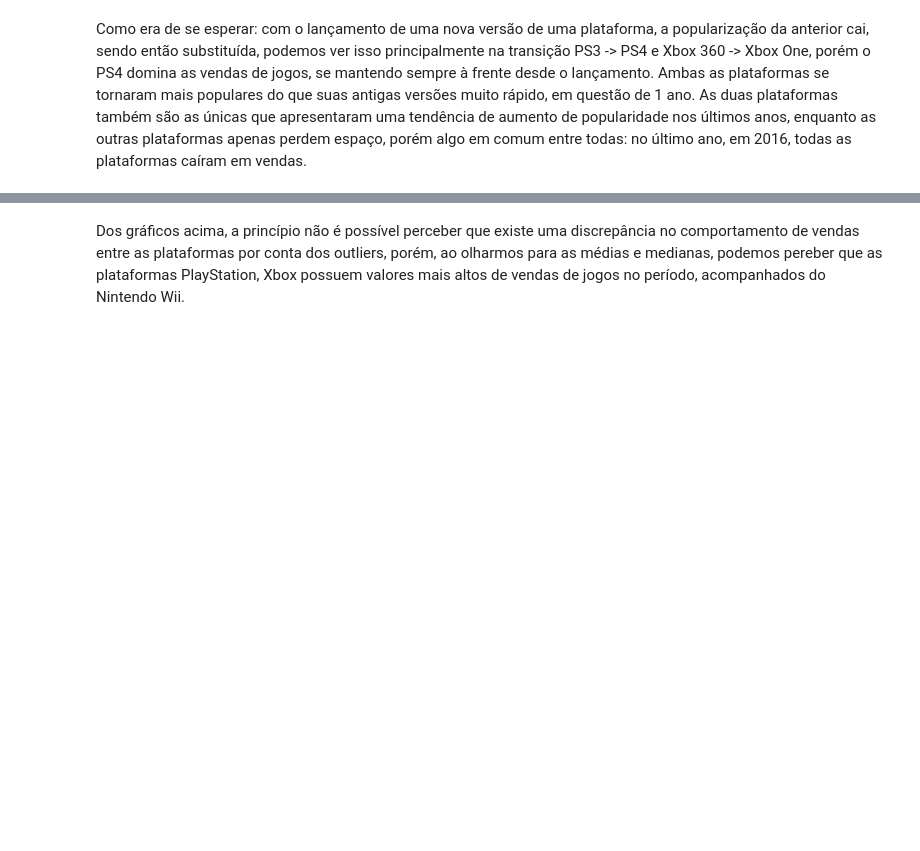
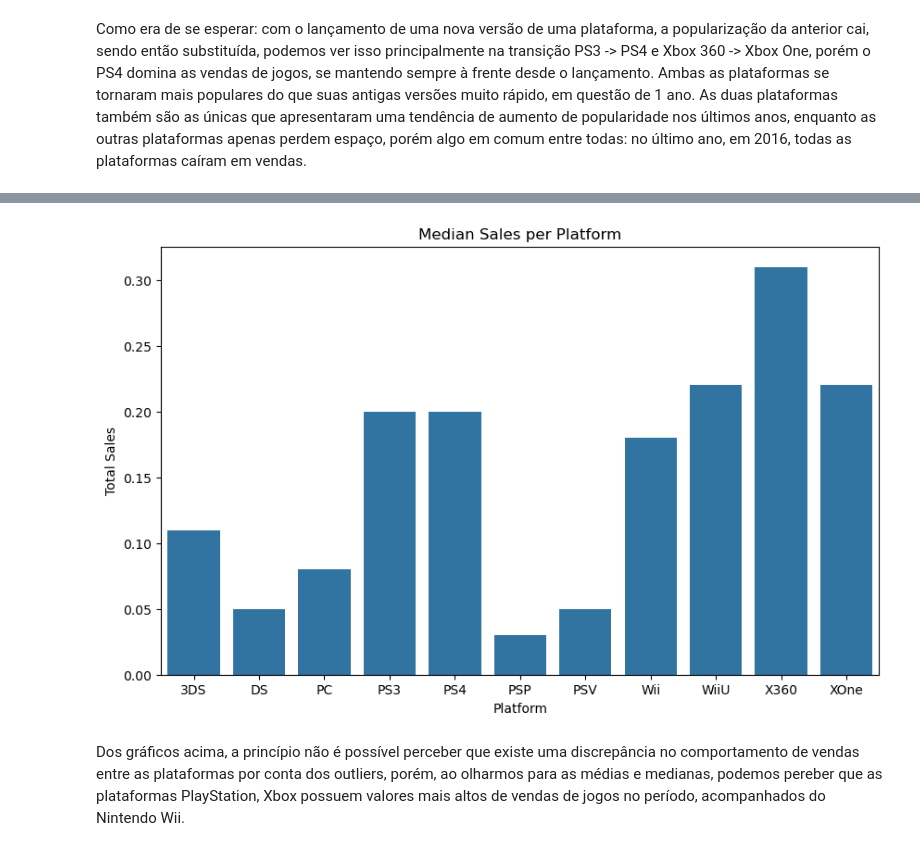
Before and after one commit to viniciuscatelani/GamesAnalysis, a Jupyter notebook: GamesAnalysis.ipynb, the cells around one changed output, grey strips where cells are left out. Cells and saved outputs as stored; diff of their text form; code cells hidden in the pictures; blank space fills up the shorter version.

```diff
--- a/GamesAnalysis.ipynb
+++ b/GamesAnalysis.ipynb
@@ -584,16 +611,30 @@ fig.show()
 # %%
 # Visualização das medianas de vendas
 
+# Código utilizando Plotly
+# median_sales = sales_last_5_years.groupby(
+#     'platform')['total_sales'].median().reset_index()
+# fig = px.bar(median_sales,
+#              x='platform',
+#              y='total_sales',
+#              title='Median Sales per Platform',
+#              labels={
+#                  'platform': 'Platform',
+#                  'total_sales': 'Total Sales'
+#              })
+
+# fig.show()
+
+# Código utilizando Seaborn
 median_sales = sales_last_5_years.groupby(
     'platform')['total_sales'].median().reset_index()
-fig = px.bar(median_sales,
-             x='platform',
-             y='total_sales',
-             title='Median Sales per Platform',
-             labels={
-                 'platform': 'Platform',
-                 'total_sales': 'Total Sales'
-             })
 
-fig.show()
+plt.figure(figsize=(10, 6))
+sns.barplot(x='platform', y='total_sales', data=median_sales)
+
+plt.title('Median Sales per Platform')
+plt.xlabel('Platform')
+plt.ylabel('Total Sales')
+
+plt.show()
 # %% [output]
@@ -601,3 +641,4 @@ fig.show()
+[figure, added]
 # %% [markdown]
 Dos gráficos acima,  a princípio não é possível perceber que existe uma discrepância no comportamento de vendas entre as plataformas por conta dos outliers, porém, ao olharmos para as médias e medianas, podemos pereber que as plataformas PlayStation, Xbox possuem valores mais altos de vendas de jogos no período, acompanhados do Nintendo Wii.
 # %% [markdown]
```
Also changed, not shown: parts of 19 cells of this notebook.
